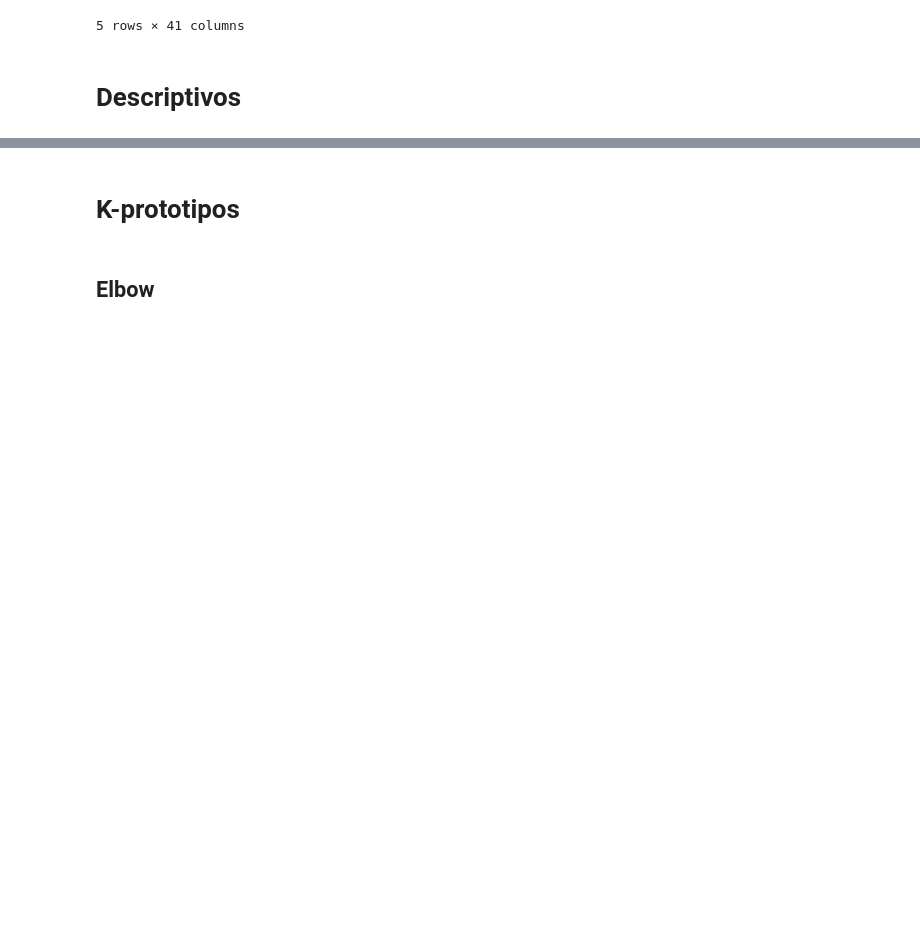
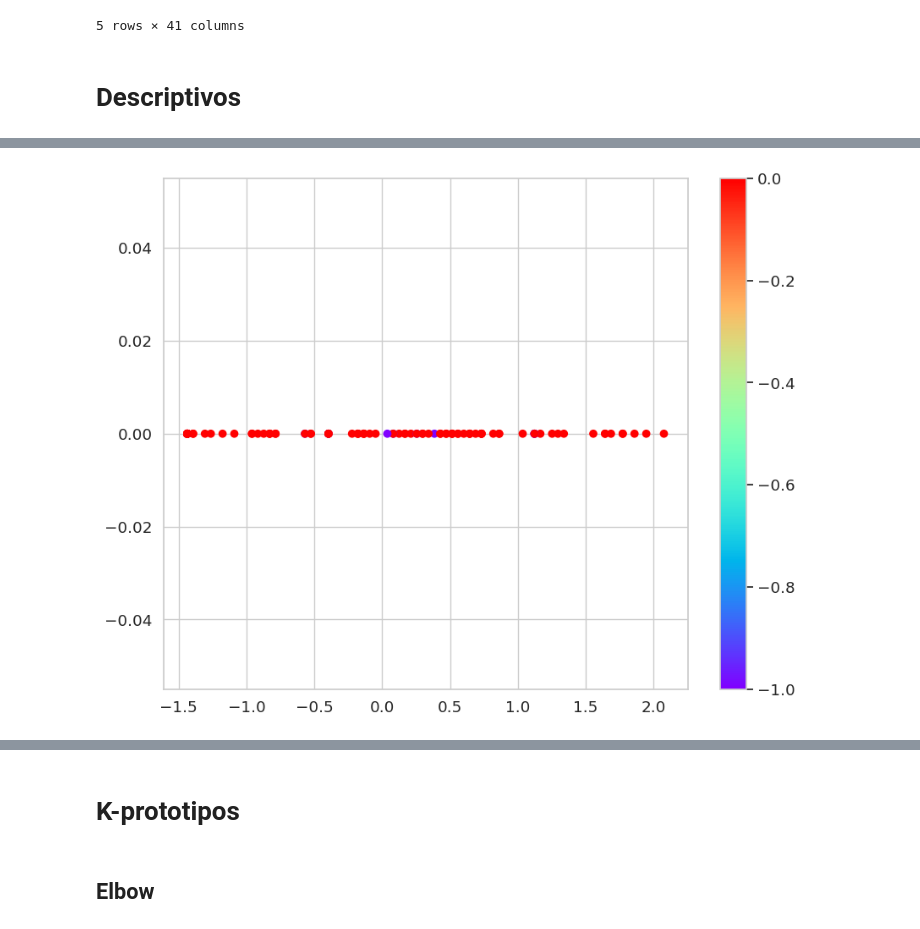
Before and after one commit to cdgonzalezr1/proyecto_aprendizaje_no_supervisado, a Jupyter notebook: proyecto_arquetipos.ipynb, the cells around one changed output, grey strips where cells are left out. Drawn from its saved outputs; the diff is of its cells as text; code cells hidden in the pictures; blank space fills up the shorter version.

```diff
--- a/proyecto_arquetipos.ipynb
+++ b/proyecto_arquetipos.ipynb
@@ -234,0 +261,10 @@ print(corr_list)
+# %%
+db = DBSCAN(eps = distancias[knee.knee], min_samples=4)
+clusters_std = db.fit_predict(df_new)
+
+fig, ax = plt.subplots(figsize=(10,8), dpi=100, facecolor='w', edgecolor='k')
+g = plt.scatter(df_new.iloc[:,0], df_new.iloc[:,1], c=clusters_std, cmap='rainbow')
+plt.colorbar(g)
+plt.show()
+# %% [output]
+[figure, added]
```
Also changed, not shown: parts of 30 cells of this notebook.
